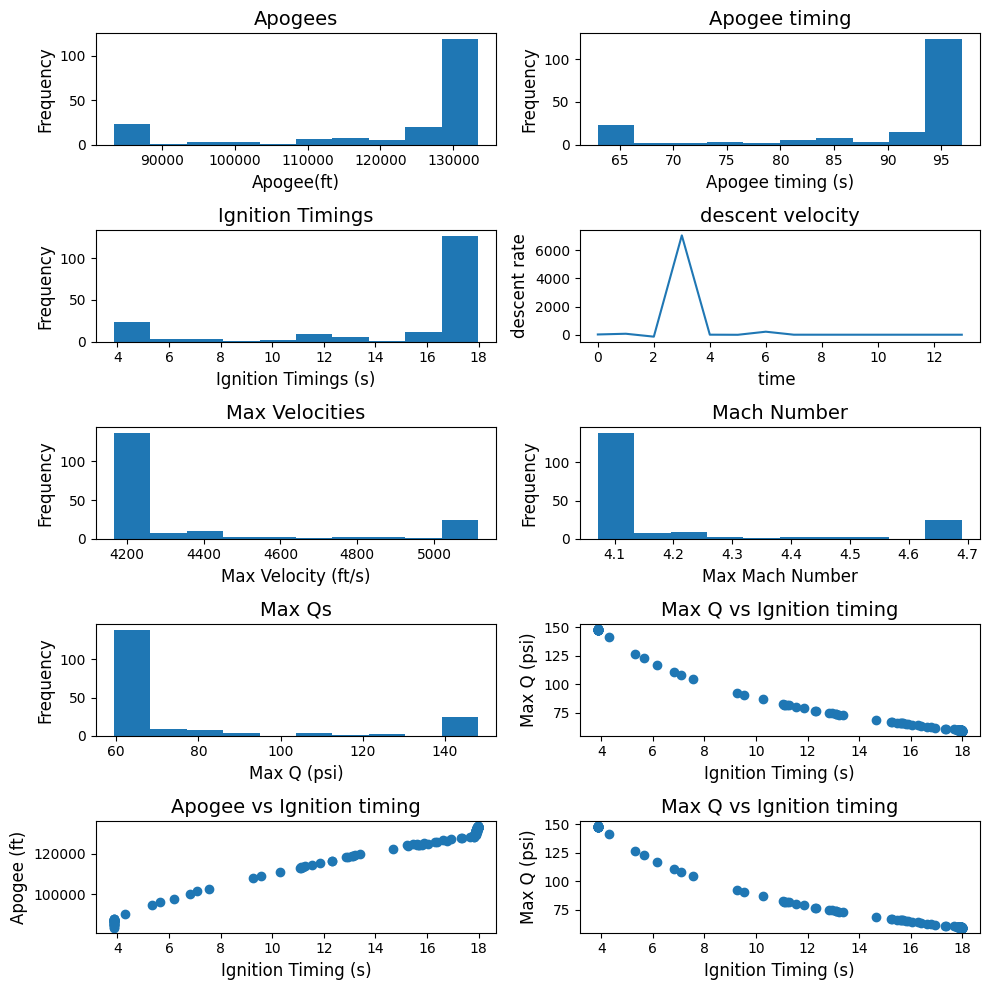
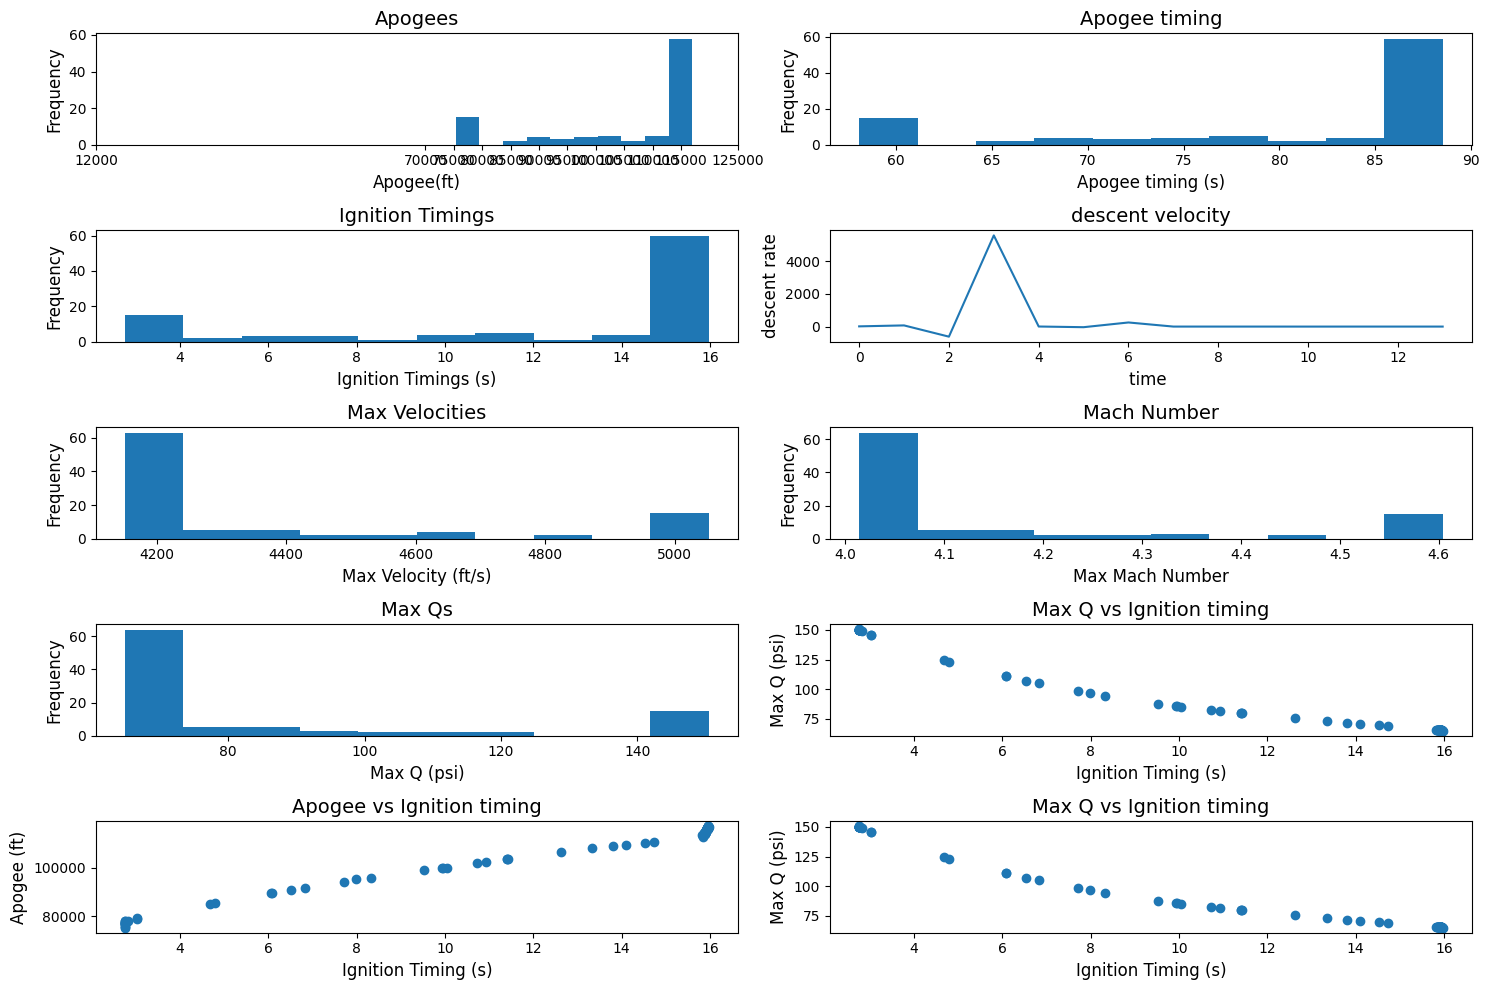
The notebook cell's code change between the first figure and the second:
--- before
+++ after
@@ -1,4 +1,4 @@
 
-fig, ((ax1, ax2), (ax3, ax4), (ax5,ax6), (ax7,ax8), (ax9,ax10)) = plt.subplots(5, 2, figsize=(10, 10))
+fig, ((ax1, ax2), (ax3, ax4), (ax5,ax6), (ax7,ax8), (ax9,ax10)) = plt.subplots(5, 2, figsize=(15, 10))
 
 ax1.hist(z_apogee_ft)
@@ -6,4 +6,5 @@
 ax1.set_ylabel('Frequency', fontsize=12)
 ax1.set_title('Apogees', fontsize=14)
+ax1.set_xticks((70000,75000,80000,85000,90000,95000,100000,105000,110000,115000,120000,125000))
 
 ax2.hist(apogee_time)

Commit: av bay cad, sim updates, jig updates.